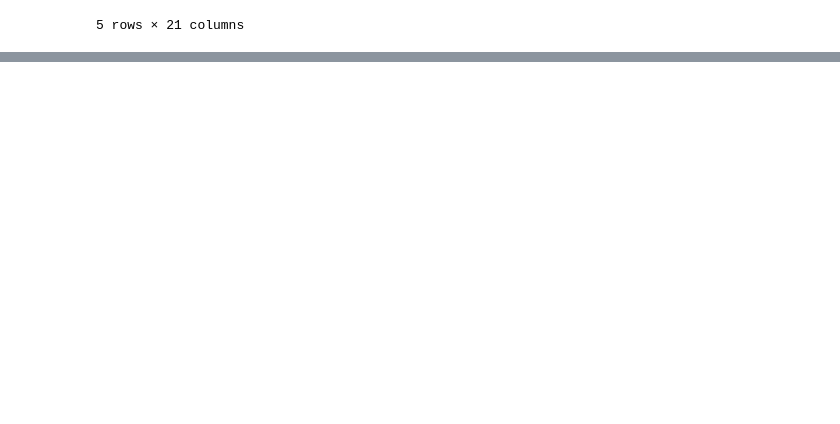
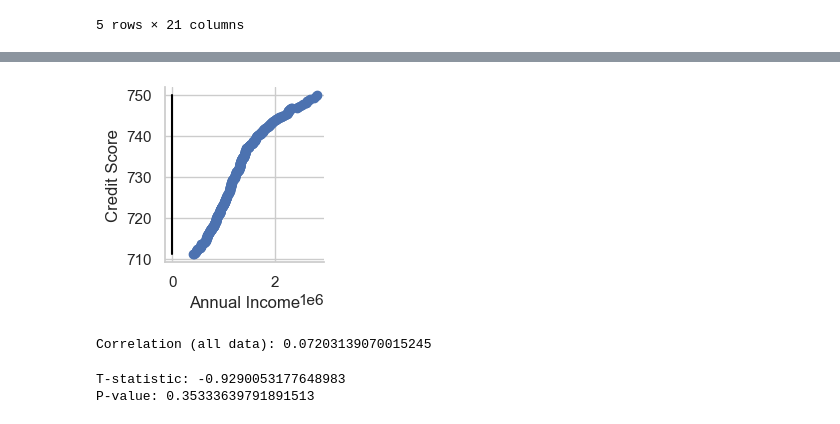
Before and after one commit to omidk414/ucb-data-project1-group2, a Jupyter notebook: main.ipynb, the cells around one changed output, grey strips where cells are left out. Drawn from its saved outputs; the diff is of its cells as text; code cells hidden in the pictures; blank space fills up the shorter version.

Commit message:
Commiting Visualizations for part one

```diff
--- a/main.ipynb
+++ b/main.ipynb
@@ -267,0 +350,4 @@ cleaned_data.head(25)
+# %%
+print(len(cleaned_data))
+cleaned_data = cleaned_data[cleaned_data['Credit Score']> 710]
+print(len(cleaned_data))
@@ -267,0 +408,10 @@ cleaned_data.head(25)
+# %%
+# Q-Q Plot
+sns.set(style="whitegrid")
+kws = {"line_kws": {"color": "red", "linestyle": "--"},"identity": True}
+ # Customizing the line appearance"identity": True
+ # Display the identity line }
+pplot(random_data, x="Annual Income", y="Credit Score", kind='qq', display_kws=kws)
+plt.show()
+# %% [output]
+[figure, added]
@@ -267,0 +428,14 @@ cleaned_data.head(25)
+# %%
+# Correlation analysis between Annual Income vs Crdit Score
+correlation_all = random_data[['Annual Income', 'Credit Score']].corr().iloc[0, 1]
+print(f"Correlation (all data): {correlation_all}")
+# %% [output]
+Correlation (all data): 0.07203139070015245
+# %%
+# Statistica Test Annual Income vs Credit Score
+t_statistic, p_value = ttest_ind(charged_off_data['Annual Income'], fully_paid_data['Annual Income'])
+print(f"T-statistic: {t_statistic}")
+print(f"P-value: {p_value}")
+# %% [output]
+T-statistic: -0.9290053177648983
+P-value: 0.35333639791891513
```
Also changed, not shown: parts of 34 cells of this notebook, 1 other file.
